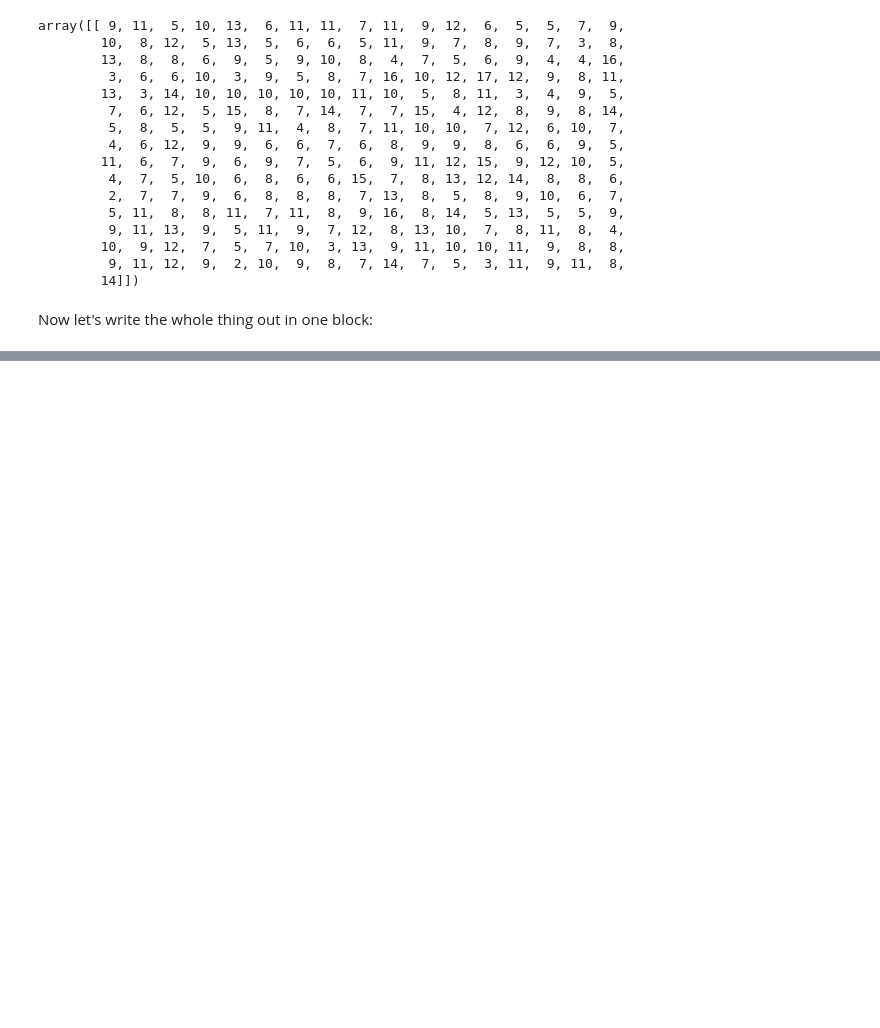
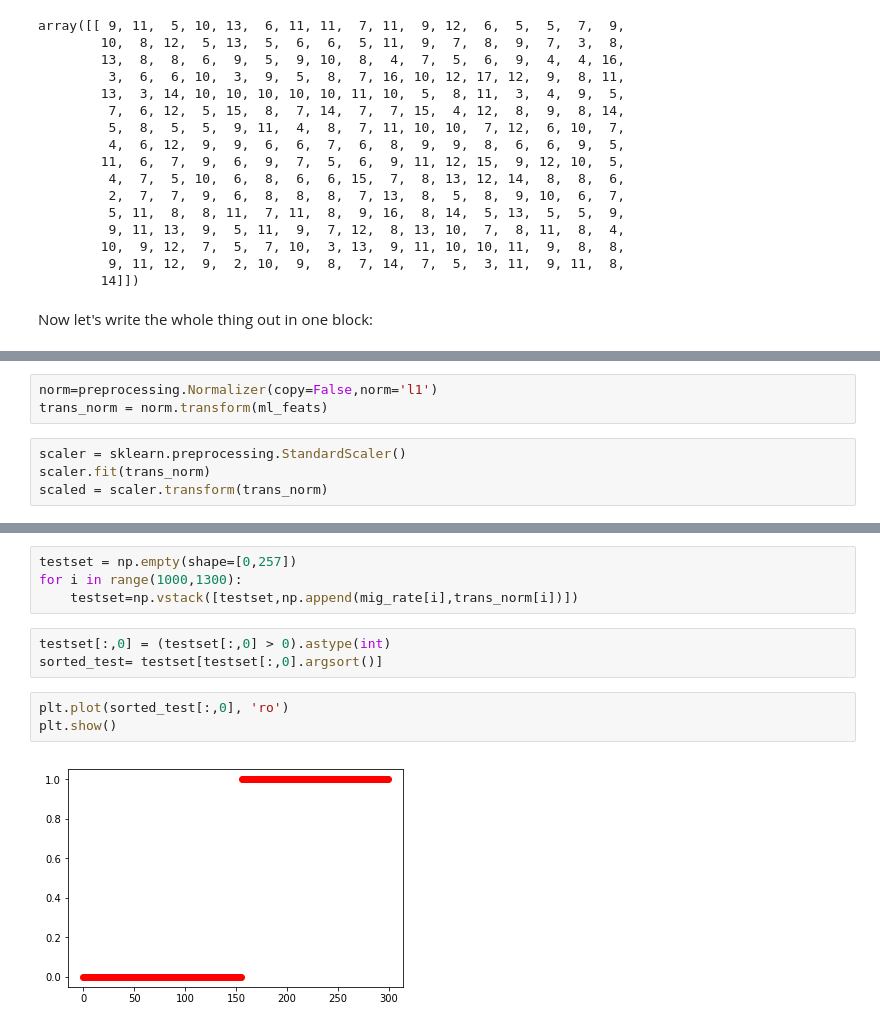
Before and after one commit to pmckenz1/intro-ml, a Jupyter notebook: sim_seqs_pipeline.ipynb, the cells around one changed output, grey strips where cells are left out. Drawn from its saved outputs; the diff is of its cells as text; blank space fills up the shorter version.

```diff
--- a/sim_seqs_pipeline.ipynb
+++ b/sim_seqs_pipeline.ipynb
@@ -291,0 +282,7 @@ array([[ 0.00384335],
+# %%
+norm=preprocessing.Normalizer(copy=False,norm='l1')
+trans_norm = norm.transform(ml_feats)
+# %%
+scaler = sklearn.preprocessing.StandardScaler()
+scaler.fit(trans_norm)
+scaled = scaler.transform(trans_norm)
@@ -291,0 +322,12 @@ array([[ 0.00384335],
+# %%
+testset = np.empty(shape=[0,257])
+for i in range(1000,1300):
+    testset=np.vstack([testset,np.append(mig_rate[i],trans_norm[i])])
+# %%
+testset[:,0] = (testset[:,0] > 0).astype(int)
+sorted_test= testset[testset[:,0].argsort()]
+# %%
+plt.plot(sorted_test[:,0], 'ro')
+plt.show()
+# %% [output]
+[figure, added]
```
Also changed, not shown: parts of 34 cells of this notebook, 1 other file.
